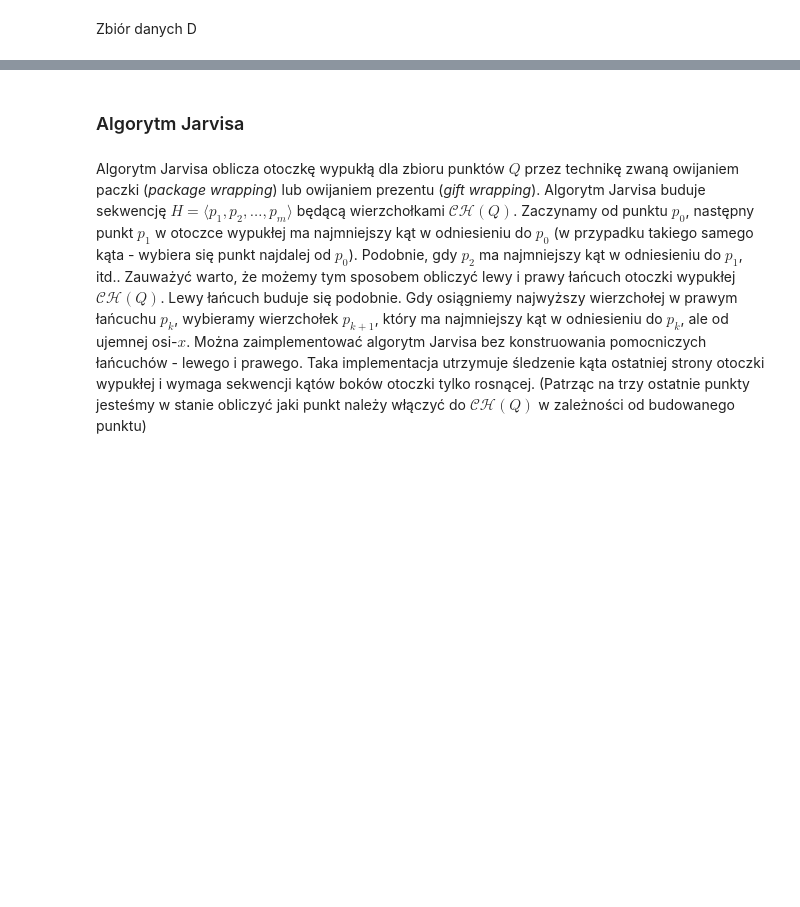
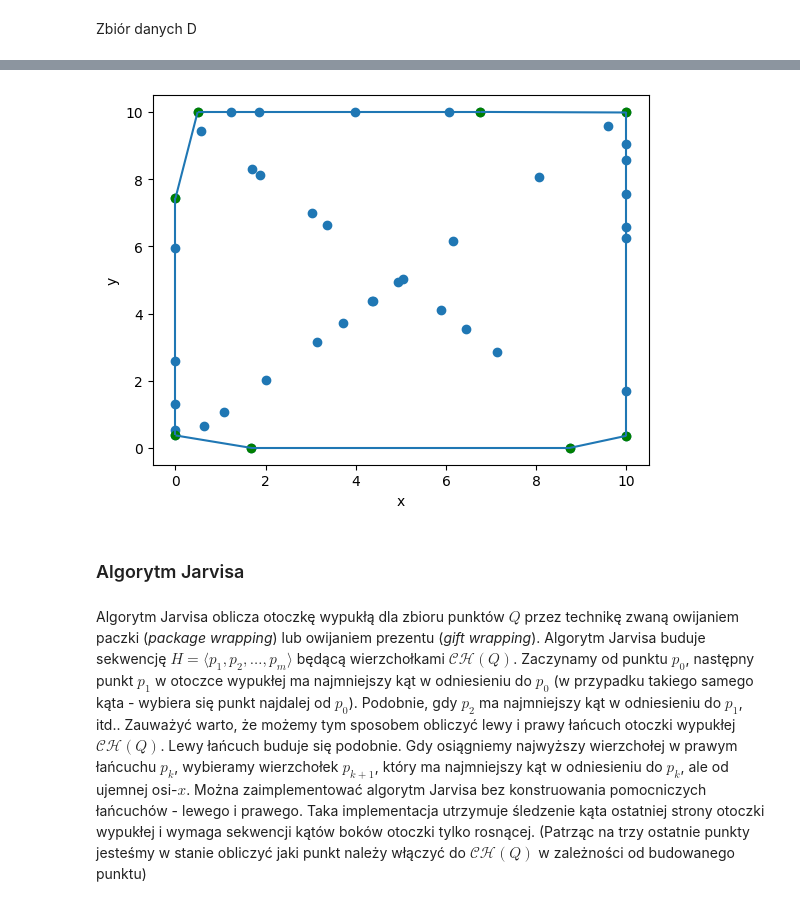
Before and after one commit to mistrzegiptu/Algorytmy-Geometryczne, a Jupyter notebook: bitalg/lab2/main.ipynb, the cells around one changed output, grey strips where cells are left out. Drawn from its saved outputs; the diff is of its cells as text; code cells hidden in the pictures; blank space fills up the shorter version.

```diff
--- a/bitalg/lab2/main.ipynb
+++ b/bitalg/lab2/main.ipynb
@@ -404,10 +455,13 @@ vis_graham_d.show_gif()
 # %%
 # visualize(graham_points_d)
 vis.clear()
 vis.add_point(points_d)
+vis.add_point(graham_points_d, color = 'green')
 vis.add_line_segment([(graham_points_d[i], graham_points_d[i+1]) for i in range(len(graham_points_d)-1)])
 vis.add_line_segment([graham_points_d[-1], graham_points_d[0]])
 vis.show()
+# %% [output]
+[figure, added]
 # %% [markdown]
 ### Algorytm Jarvisa
 # %% [markdown]
```
Also changed, not shown: parts of 21 cells of this notebook, 1 other file.
